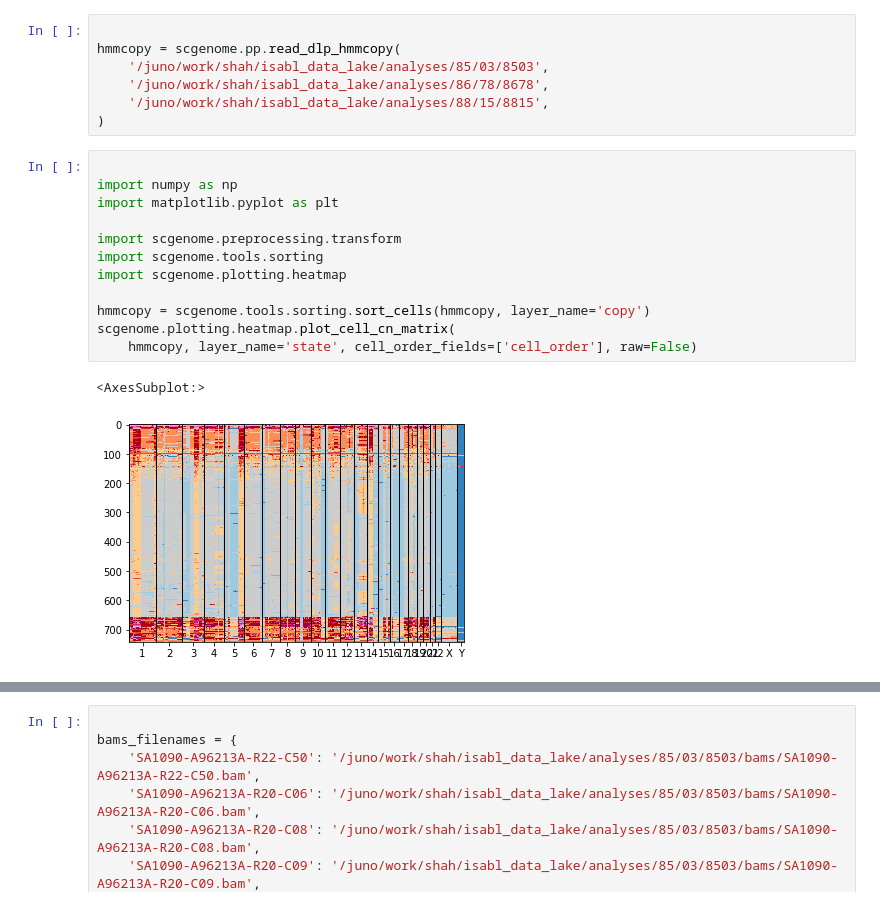
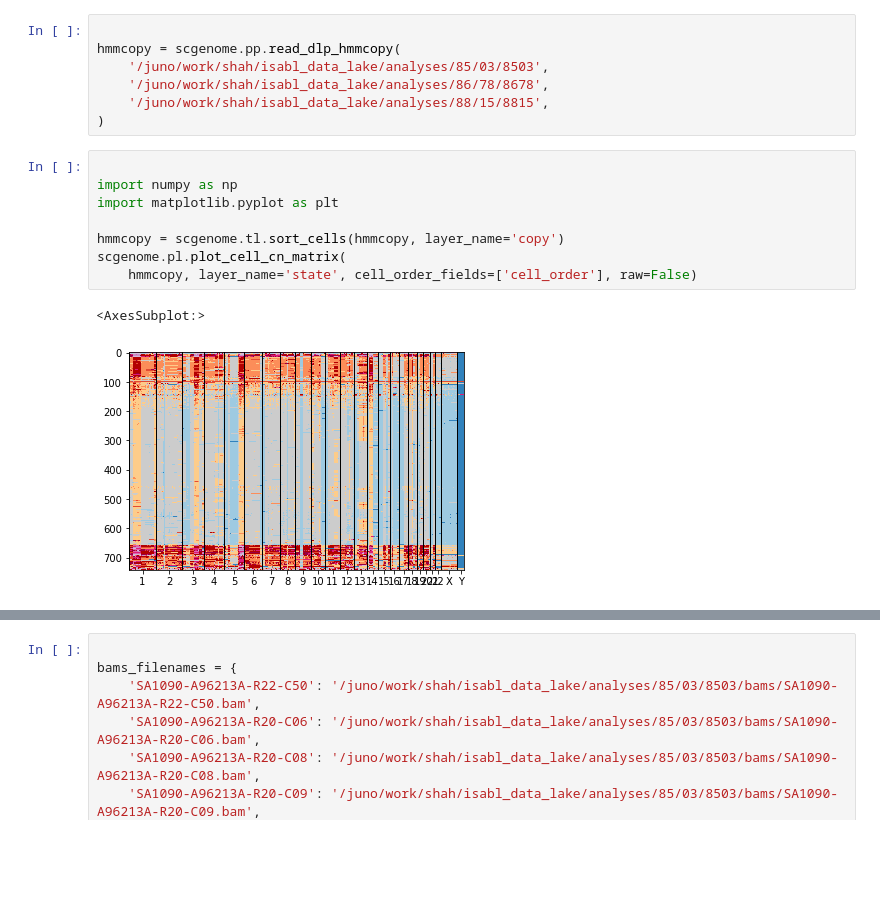
Before and after one commit to shahcompbio/scgenome-deprecated, a Jupyter notebook: notebooks/new_api.ipynb, the cells around one changed output, grey strips where cells are left out. Drawn from its saved outputs; the diff is of its cells as text; blank space fills up the shorter version.

```diff
--- a/notebooks/new_api.ipynb
+++ b/notebooks/new_api.ipynb
@@ -16,17 +16,13 @@ hmmcopy = scgenome.pp.read_dlp_hmmcopy(
 # %%
 
 import numpy as np
 import matplotlib.pyplot as plt
 
-import scgenome.preprocessing.transform
-import scgenome.tools.sorting
-import scgenome.plotting.heatmap
-
-hmmcopy = scgenome.tools.sorting.sort_cells(hmmcopy, layer_name='copy')
-scgenome.plotting.heatmap.plot_cell_cn_matrix(
+hmmcopy = scgenome.tl.sort_cells(hmmcopy, layer_name='copy')
+scgenome.pl.plot_cell_cn_matrix(
     hmmcopy, layer_name='state', cell_order_fields=['cell_order'], raw=False)
 # %% [output]
 <AxesSubplot:>
-[figure, old version]
+[figure, new version]
 # %%
 
```
Also changed, not shown: parts of 8 cells of this notebook, 4 other files.
